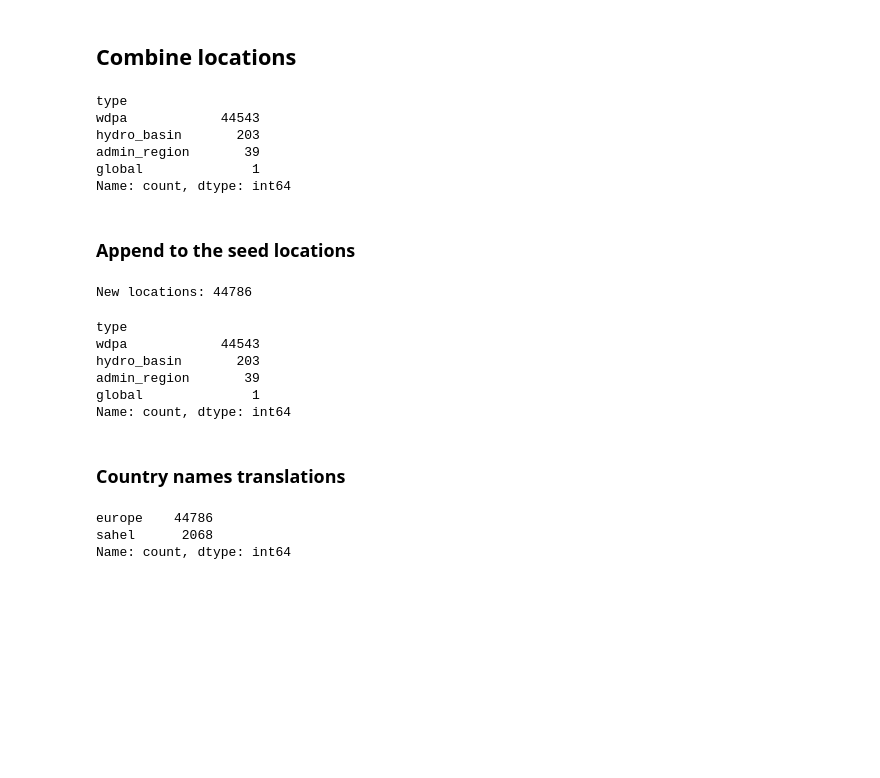
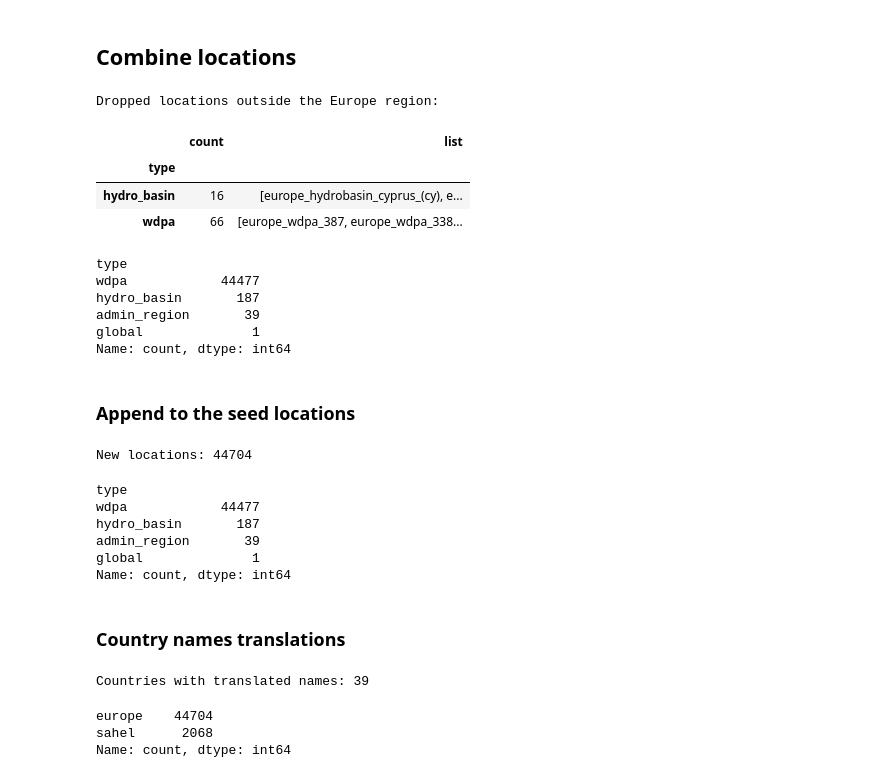
Before and after one commit to wetlands-international/wetlands-atlas, a Jupyter notebook: data-processing/notebooks/05b_europe_locations_preparations.ipynb, the cells around one changed output. Drawn from its saved outputs; the diff is of its cells as text; code cells hidden in the pictures; blank space fills up the shorter version.

```diff
--- a/data-processing/notebooks/05b_europe_locations_preparations.ipynb
+++ b/data-processing/notebooks/05b_europe_locations_preparations.ipynb
@@ -188,14 +187,30 @@ Choosing a maxzoom of -z13 for resolution of about 57 feet (17 meters) within fe
 ## Combine locations
 # %%
 all_locations = pd.concat([locations_global, locations_admin, locations_basin, locations_pa], ignore_index=True)
+all_locations = gpd.GeoDataFrame(all_locations, geometry='geometry', crs='EPSG:4326')
+
+# Only the locations that intersect the Europe region (europe_global). Drops the ones outside it, like the river basins
+# of the outermost regions (Canary Islands, Madeira, Azores, French overseas departments), Cyprus and Malta.
+# The IDs are set before this, so dropping locations doesn't change the IDs of the others
+europe_region = locations_global.to_crs('EPSG:4326').union_all()
+in_europe = all_locations.intersects(europe_region) | (all_locations['type'] == 'global')
+print('Dropped locations outside the Europe region:')
+display(all_locations.loc[~in_europe, ['id', 'type']].groupby('type')['id'].agg(['count', list]))
+all_locations = all_locations[in_europe]
+
 all_locations['type'].value_counts()
 # %% [output]
-type
-wdpa            44543
-hydro_basin       203
-admin_region       39
-global              1
-Name: count, dtype: int64
+Dropped locations outside the Europe region:
+|  | count | list |
+| type |  |  |
+| hydro_basin | 16 | [europe_hydrobasin_cyprus_(cy), e... |
+| wdpa | 66 | [europe_wdpa_387, europe_wdpa_338... |
+type
+wdpa            44477
+hydro_basin       187
+admin_region       39
+global              1
+Name: count, dtype: int64
 # %% [markdown]
 ### Append to the seed locations
 # %%
@@ -231,10 +246,10 @@ new_locations = [
 print(f'New locations: {len(new_locations)}')
 locations_export['type'].value_counts()
 # %% [output]
-New locations: 44786
+New locations: 44704
 type
-wdpa            44543
-hydro_basin       203
+wdpa            44477
+hydro_basin       187
 admin_region       39
 global              1
 Name: count, dtype: int64
@@ -257,6 +272,8 @@ countries = [l['id'] for l in new_locations if l['type'] == 'admin_region']
 missing = [c for c in countries if c not in country_names.index]
 assert not missing, f'Countries without translations in {COUNTRY_NAMES_CSV}: {missing}'
 print(f'Countries with translated names: {len(countries)}')
+# %% [output]
+Countries with translated names: 39
 # %%
 with open(LOCATIONS_JSON, encoding='utf-8') as f:
     locations = json.load(f)
@@ -275,6 +292,6 @@ with open(LOCATIONS_JSON, 'w', encoding='utf-8') as f:
 
 pd.Series([l['region'] for l in locations]).value_counts()
 # %% [output]
-europe    44786
+europe    44704
 sahel      2068
 Name: count, dtype: int64
```
Also changed, not shown: parts of 1 cell of this notebook, 3 other files.
